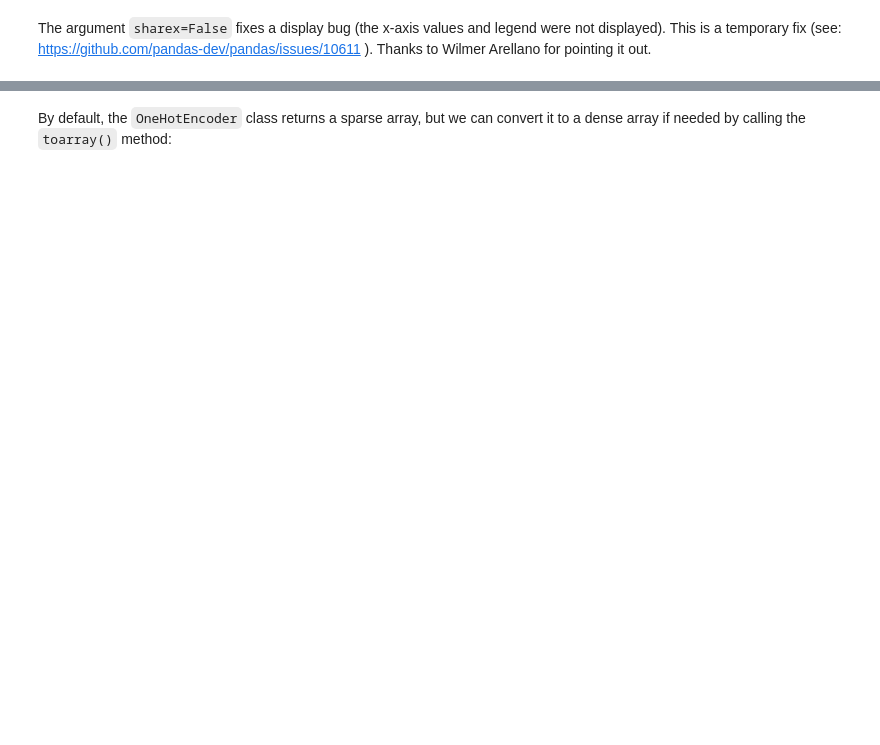
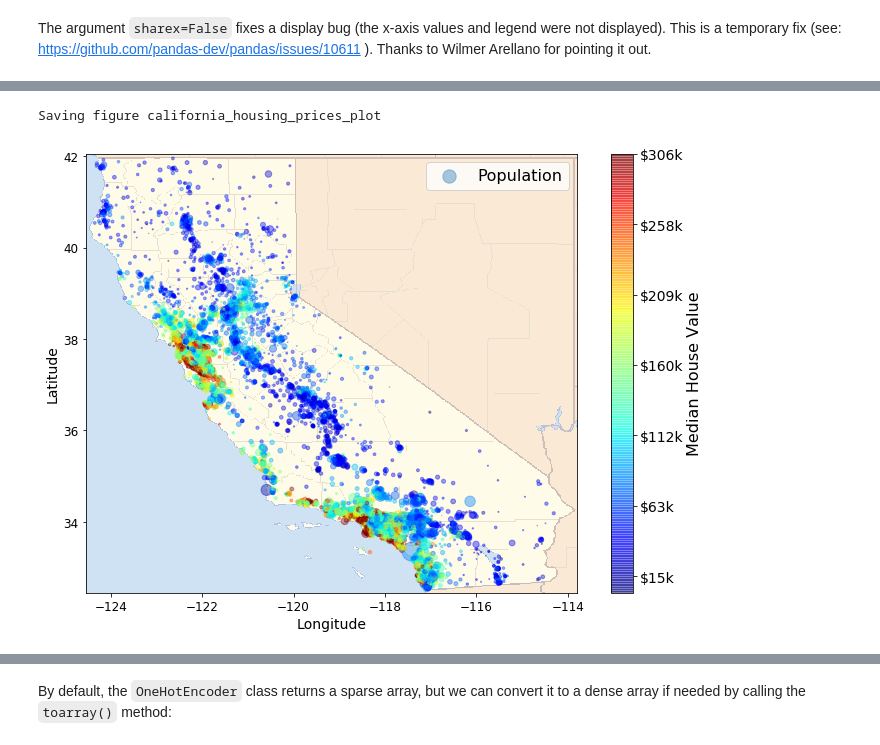
Before and after one commit to EAISI/application-project-nhs-proms, a Jupyter notebook: notebooks/one-day-workshop/crisp-in-one-day.ipynb, the cells around one changed output, grey strips where cells are left out. Drawn from its saved outputs; the diff is of its cells as text; code cells hidden in the pictures; blank space fills up the shorter version.

```diff
--- a/notebooks/one-day-workshop/crisp-in-one-day.ipynb
+++ b/notebooks/one-day-workshop/crisp-in-one-day.ipynb
@@ -123,13 +122,19 @@ warnings.filterwarnings(action="ignore", message="^internal gelsd")
 
 # to make this notebook's output identical at every run
 np.random.seed(42)
+RANDOM_STATE = 42
 
 # Where to save the figures
 # PEP-8: Define constants with ALL_CAPS
-PROJECT_ROOT_DIR = Path(".")
-CHAPTER_ID = "end_to_end_project"
-IMAGES_PATH = PROJECT_ROOT_DIR / "images" / CHAPTER_ID
+PROJECT_ROOT_DIR = Path().cwd()
+IMAGES_PATH = PROJECT_ROOT_DIR / "images"
 IMAGES_PATH.mkdir(parents=True, exist_ok=True)
+HOUSING_PATH = PROJECT_ROOT_DIR / "housing-dataset"
+HOUSING_PATH.mkdir(parents=True, exist_ok=True)
+
+# Repository with data and images
+DOWNLOAD_ROOT = "https://raw.githubusercontent.com/ageron/handson-ml2/master/"
+HOUSING_URL = DOWNLOAD_ROOT + "datasets/housing/housing.tgz"
 # %%
 # Put your generic utility methods at the top
 def save_fig(fig_id, tight_layout=True, fig_extension="png", resolution=300):
@@ -142,11 +147,6 @@ def save_fig(fig_id, tight_layout=True, fig_extension="png", resolution=300):
 ### Collect Initial Data
 
 Although [`urllib`](https://docs.python.org/3/howto/urllib2.html?highlight=urllib#) is in the standard library, I prefer to use [`requests`](https://realpython.com/python-requests/)
-# %%
-# PEP-8: Define constants with ALL_CAPS
-DOWNLOAD_ROOT = "https://raw.githubusercontent.com/ageron/handson-ml2/master/"
-HOUSING_PATH = os.path.join("datasets", "housing")
-HOUSING_URL = DOWNLOAD_ROOT + "datasets/housing/housing.tgz"
 # %%
 # Encapsulate your notebook in methods i.e. functions
 def fetch_housing_data(housing_url=HOUSING_URL, housing_path=HOUSING_PATH):
@@ -162,7 +162,7 @@ def fetch_housing_data(housing_url=HOUSING_URL, housing_path=HOUSING_PATH):
 
 
 def load_housing_data(housing_path=HOUSING_PATH):
-    csv_path = os.path.join(housing_path, "housing.csv")
+    csv_path = housing_path / "housing.csv"
     return pd.read_csv(csv_path)
 # %%
 fetch_housing_data()
@@ -344,24 +362,39 @@ urllib.request.urlretrieve(url, os.path.join(images_path, filename))
 # %%
 import matplotlib.image as mpimg
-california_img=mpimg.imread(os.path.join(images_path, filename))
-ax = housing.plot(kind="scatter", x="longitude", y="latitude", figsize=(10,7),
-                       s=housing['population']/100, label="Population",
-                       c="median_house_value", cmap=plt.get_cmap("jet"),
-                       colorbar=False, alpha=0.4,
-                      )
-plt.imshow(california_img, extent=[-124.55, -113.80, 32.45, 42.05], alpha=0.5,
-           cmap=plt.get_cmap("jet"))
+
+california_img = mpimg.imread((IMAGES_PATH / filename).as_posix())
+ax = housing.plot(
+    kind="scatter",
+    x="longitude",
+    y="latitude",
+    figsize=(10, 7),
+    s=housing["population"] / 100,
+    label="Population",
+    c="median_house_value",
+    cmap=plt.get_cmap("jet"),
+    colorbar=False,
+    alpha=0.4,
+)
+plt.imshow(
+    california_img,
+    extent=[-124.55, -113.80, 32.45, 42.05],
+    alpha=0.5,
+    cmap=plt.get_cmap("jet"),
+)
 plt.ylabel("Latitude", fontsize=14)
 plt.xlabel("Longitude", fontsize=14)
 
 prices = housing["median_house_value"]
 tick_values = np.linspace(prices.min(), prices.max(), 11)
 cbar = plt.colorbar()
-cbar.ax.set_yticklabels(["$%dk"%(round(v/1000)) for v in tick_values], fontsize=14)
-cbar.set_label('Median House Value', fontsize=16)
+cbar.ax.set_yticklabels(["$%dk" % (round(v / 1000)) for v in tick_values], fontsize=14)
+cbar.set_label("Median House Value", fontsize=16)
 
 plt.legend(fontsize=16)
 save_fig("california_housing_prices_plot")
 plt.show()
+# %% [output]
+Saving figure california_housing_prices_plot
+[figure, added]
 # %%
 corr_matrix = housing.corr()
```
Also changed, not shown: parts of 198 cells of this notebook, 5 other files.
